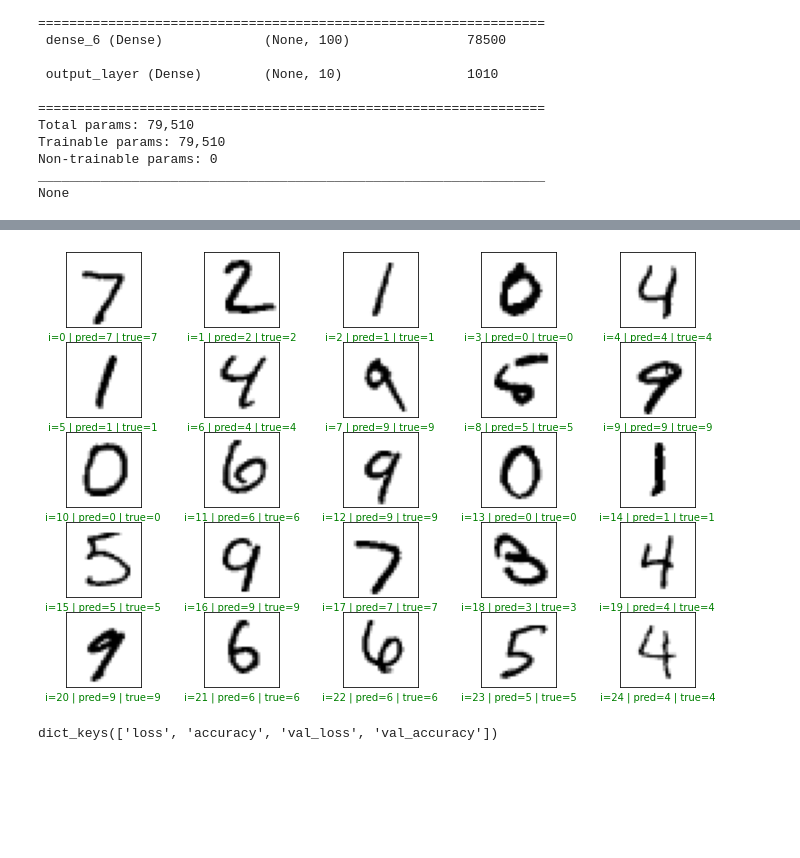
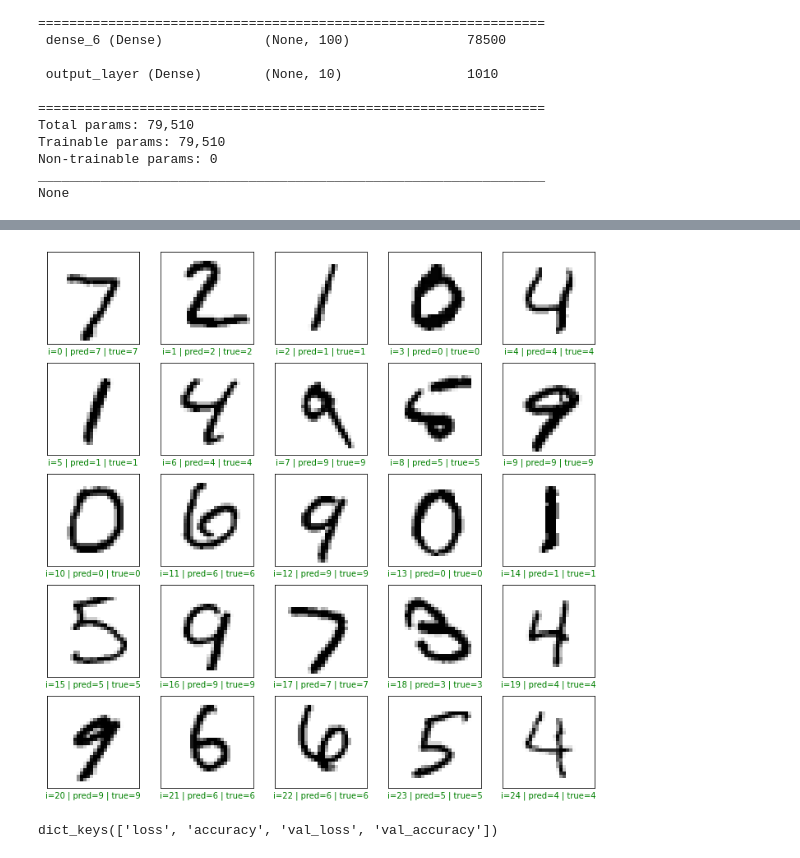
Before and after one commit to alawrence30/Deep-Learning, a Jupyter notebook: MSDS458_Assignment_01_v26_2.ipynb, the cells around one changed output, grey strips where cells are left out. Saved outputs shown, nothing was run; the diff lists cells and outputs as text; code cells hidden in the pictures; blank space fills up the shorter version.

```diff
--- a/MSDS458_Assignment_01_v26_2.ipynb
+++ b/MSDS458_Assignment_01_v26_2.ipynb
@@ -1038,24 +1060,24 @@ print('shape of preds: ', preds_3_4.shape)
 shape of preds:  (10000, 10)
 # %%
-plt.figure(figsize = (12, 8))
+plt.figure(figsize = (12, 12))
 
 start_index = 0
 
 for i in range(25):
     plt.subplot(5, 5, i + 1)
     plt.grid(False)
     plt.xticks([])
     plt.yticks([])
     pred = np.argmax(preds_3_4[start_index + i])
     actual = np.argmax(y_test_encoded[start_index + i])
     col = 'g'
     if pred != actual:
         col = 'r'
     plt.xlabel('i={} | pred={} | true={}'.format(start_index + i, pred, actual), color = col)
     plt.imshow(x_test[start_index + i], cmap='binary')
 plt.show()
 # %% [output]
-[figure, old version]
+[figure, new version]
 # %%
 ## Review Performance
 
```
Also changed, not shown: parts of 116 cells of this notebook.
